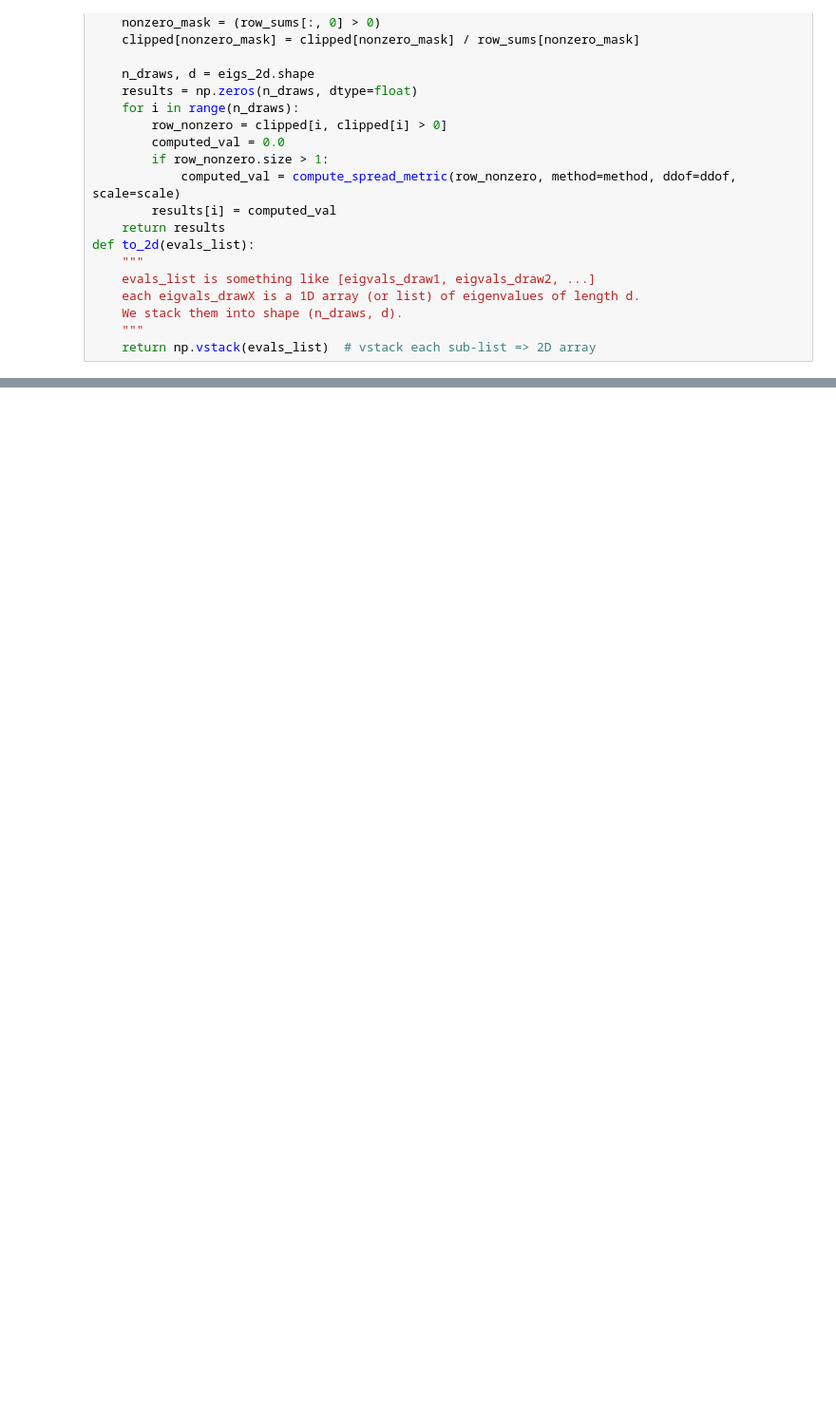
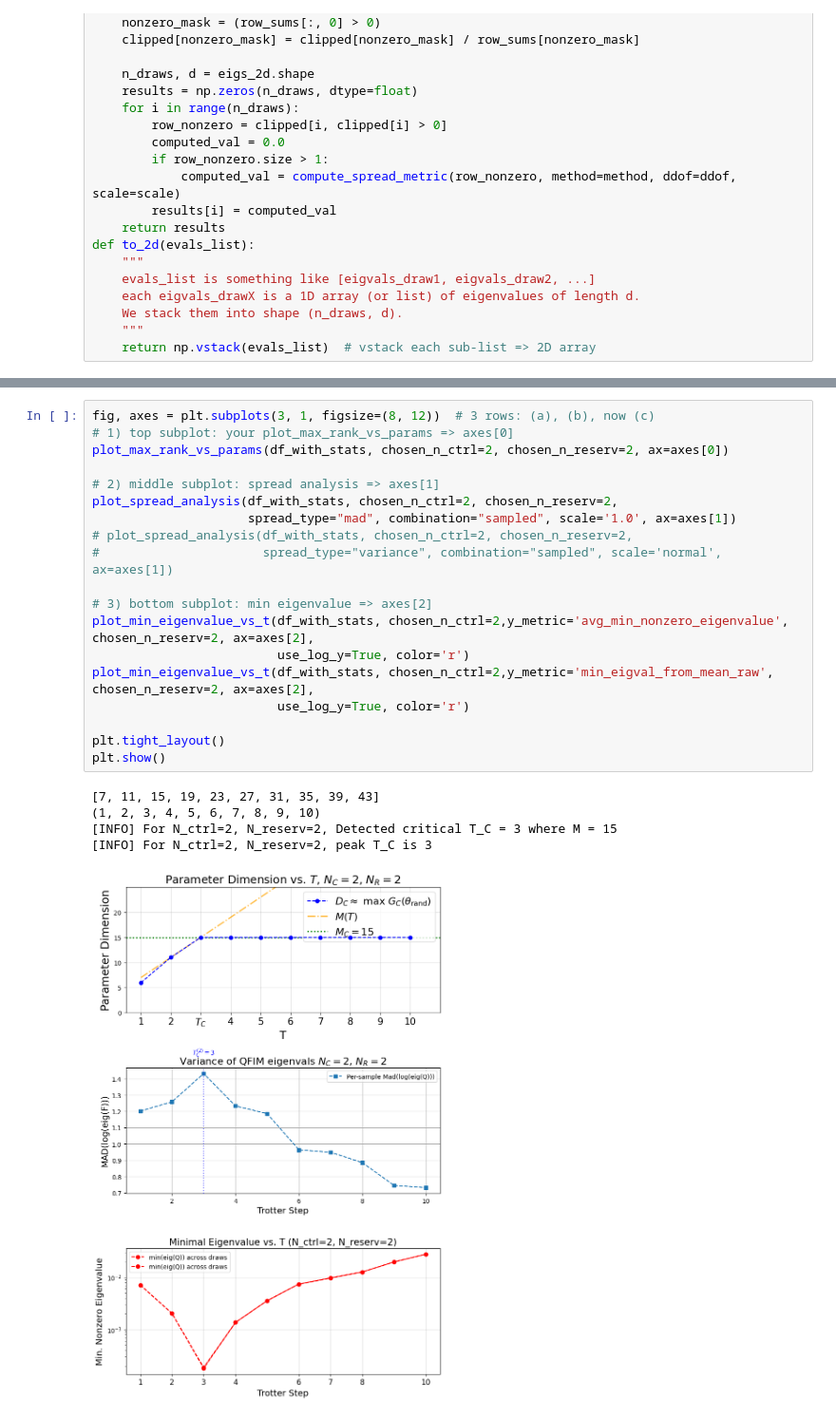
Before and after one commit to sophieblock/qrc, a Jupyter notebook: digital_dqfim_pp.ipynb, the cells around one changed output, grey strips where cells are left out. Shown at 95% size. Saved outputs shown, nothing was run; the diff lists cells and outputs as text; blank space fills up the shorter version.

```diff
--- a/digital_dqfim_pp.ipynb
+++ b/digital_dqfim_pp.ipynb
@@ -1376,0 +1712,25 @@ ValueError: not enough values to unpack (expected 2, got 0)
+# %%
+fig, axes = plt.subplots(3, 1, figsize=(8, 12))  # 3 rows: (a), (b), now (c)
+# 1) top subplot: your plot_max_rank_vs_params => axes[0]
+plot_max_rank_vs_params(df_with_stats, chosen_n_ctrl=2, chosen_n_reserv=2, ax=axes[0])
+
+# 2) middle subplot: spread analysis => axes[1]
+plot_spread_analysis(df_with_stats, chosen_n_ctrl=2, chosen_n_reserv=2,
+                     spread_type="mad", combination="sampled", scale='1.0', ax=axes[1])
+# plot_spread_analysis(df_with_stats, chosen_n_ctrl=2, chosen_n_reserv=2,
+#                      spread_type="variance", combination="sampled", scale='normal', ax=axes[1])
+
+# 3) bottom subplot: min eigenvalue => axes[2]
+plot_min_eigenvalue_vs_t(df_with_stats, chosen_n_ctrl=2,y_metric='avg_min_nonzero_eigenvalue', chosen_n_reserv=2, ax=axes[2],
+                         use_log_y=True, color='r')
+plot_min_eigenvalue_vs_t(df_with_stats, chosen_n_ctrl=2,y_metric='min_eigval_from_mean_raw', chosen_n_reserv=2, ax=axes[2],
+                         use_log_y=True, color='r')
+
+plt.tight_layout()
+plt.show()
+# %% [output]
+[7, 11, 15, 19, 23, 27, 31, 35, 39, 43]
+(1, 2, 3, 4, 5, 6, 7, 8, 9, 10)
+[INFO] For N_ctrl=2, N_reserv=2, Detected critical T_C = 3 where M = 15
+[INFO] For N_ctrl=2, N_reserv=2, peak T_C is 3
+[figure, added]
```
Also changed, not shown: parts of 10 cells of this notebook.
